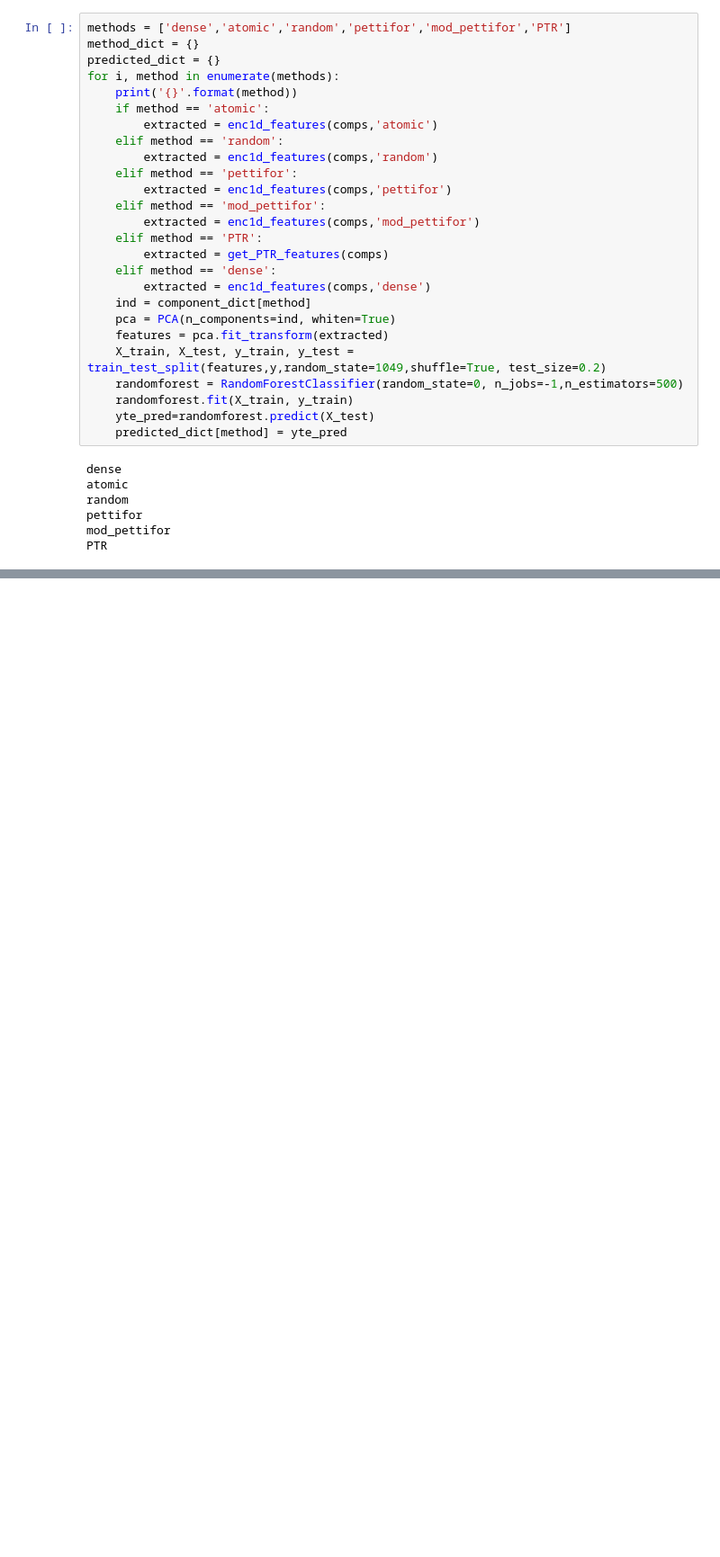
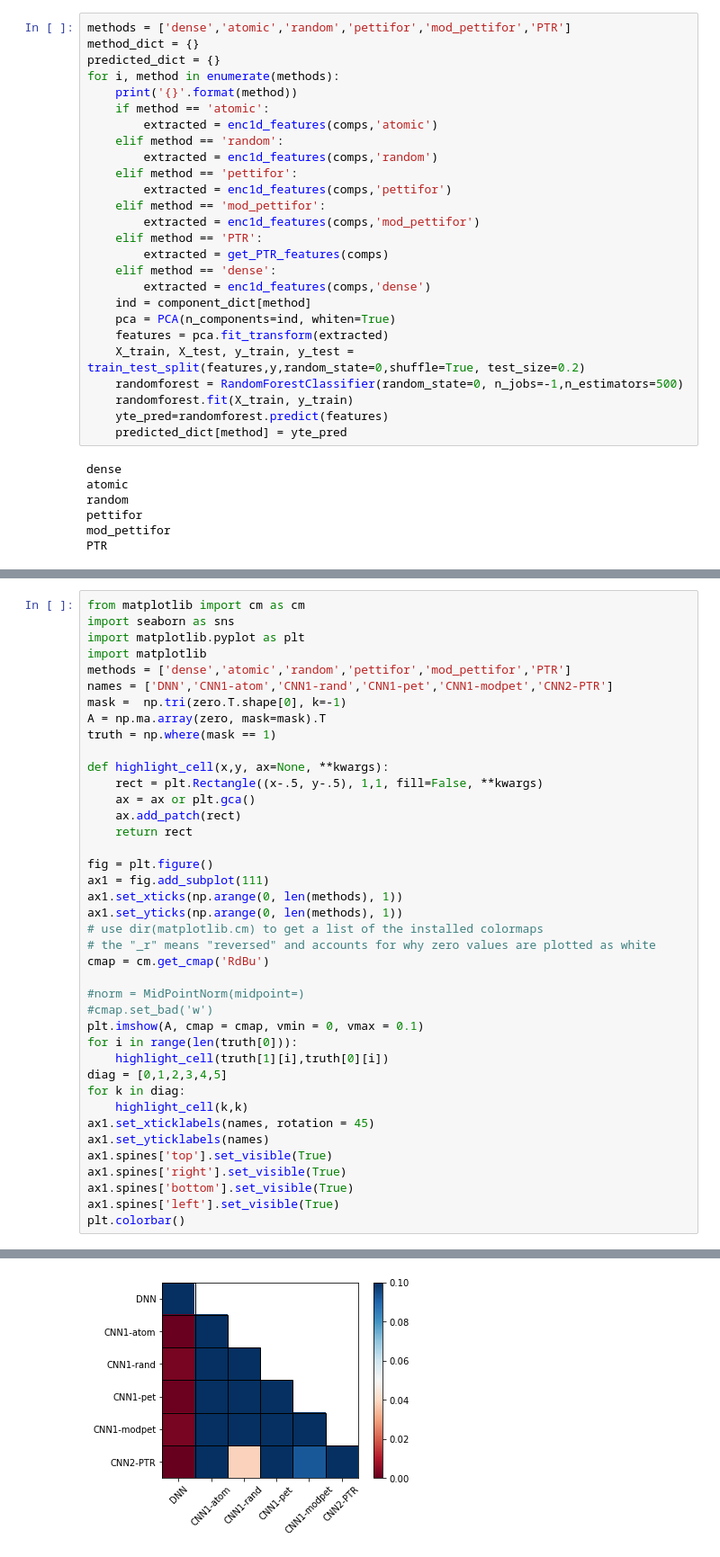
Before and after one commit to dovahkiin0022/representations, a Jupyter notebook: notebooks/1a_transfer_learning_phase.ipynb, the cells around one changed output, grey strips where cells are left out. Shown: that part at 90% size. Cells and saved outputs as stored; diff of their text form; blank space fills up the shorter version.

```diff
--- a/notebooks/1a_transfer_learning_phase.ipynb
+++ b/notebooks/1a_transfer_learning_phase.ipynb
@@ -152,10 +154,10 @@ for i, method in enumerate(methods):
     ind = component_dict[method]
     pca = PCA(n_components=ind, whiten=True)
     features = pca.fit_transform(extracted)
-    X_train, X_test, y_train, y_test = train_test_split(features,y,random_state=1049,shuffle=True, test_size=0.2)
+    X_train, X_test, y_train, y_test = train_test_split(features,y,random_state=0,shuffle=True, test_size=0.2)
     randomforest = RandomForestClassifier(random_state=0, n_jobs=-1,n_estimators=500)
     randomforest.fit(X_train, y_train)
-    yte_pred=randomforest.predict(X_test)
+    yte_pred=randomforest.predict(features)
     predicted_dict[method] = yte_pred
 # %% [output]
 dense
@@ -204,0 +226,41 @@ Same proportions of errors (fail to reject H0) for PTR and mod_pettifor
+# %%
+from matplotlib import cm as cm
+import seaborn as sns
+import matplotlib.pyplot as plt
+import matplotlib
+methods = ['dense','atomic','random','pettifor','mod_pettifor','PTR']
+names = ['DNN','CNN1-atom','CNN1-rand','CNN1-pet','CNN1-modpet','CNN2-PTR']
+mask =  np.tri(zero.T.shape[0], k=-1)
+A = np.ma.array(zero, mask=mask).T
+truth = np.where(mask == 1)
+
+def highlight_cell(x,y, ax=None, **kwargs):
+    rect = plt.Rectangle((x-.5, y-.5), 1,1, fill=False, **kwargs)
+    ax = ax or plt.gca()
+    ax.add_patch(rect)
+    return rect
+
+fig = plt.figure()
+ax1 = fig.add_subplot(111)
+ax1.set_xticks(np.arange(0, len(methods), 1))
+ax1.set_yticks(np.arange(0, len(methods), 1))
+# use dir(matplotlib.cm) to get a list of the installed colormaps
+# the "_r" means "reversed" and accounts for why zero values are plotted as white
+cmap = cm.get_cmap('RdBu')
+
+#norm = MidPointNorm(midpoint=)
+#cmap.set_bad('w')
+plt.imshow(A, cmap = cmap, vmin = 0, vmax = 0.1)
+for i in range(len(truth[0])):
+    highlight_cell(truth[1][i],truth[0][i])
+diag = [0,1,2,3,4,5]
+for k in diag:
+    highlight_cell(k,k)
+ax1.set_xticklabels(names, rotation = 45)
+ax1.set_yticklabels(names)
+ax1.spines['top'].set_visible(True)
+ax1.spines['right'].set_visible(True)
+ax1.spines['bottom'].set_visible(True)
+ax1.spines['left'].set_visible(True)
+plt.colorbar()
+# %% [output]
@@ -204,0 +268 @@ Same proportions of errors (fail to reject H0) for PTR and mod_pettifor
+[figure, added]
```
Also changed, not shown: parts of 5 cells of this notebook, 27 other files.
